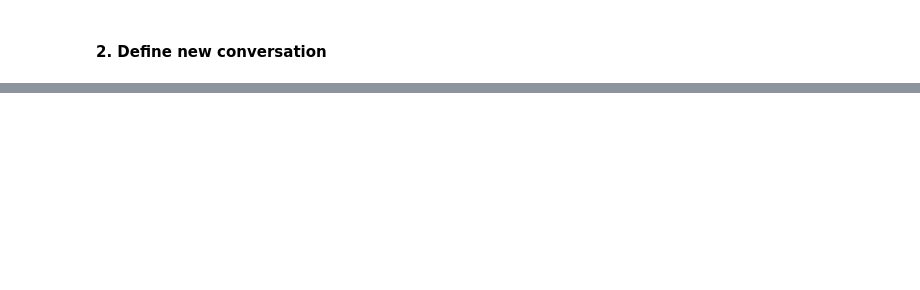
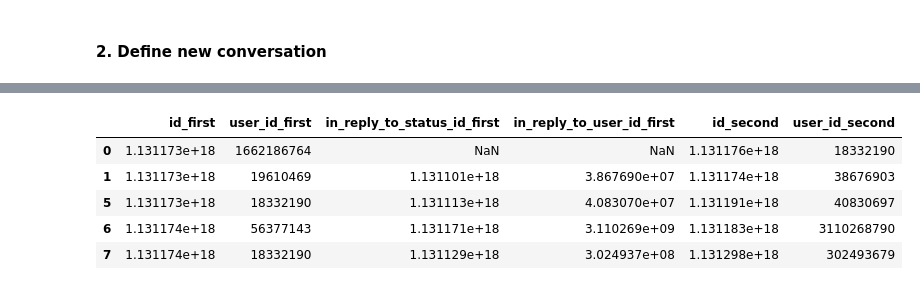
Before and after one commit to PhatLeBao-Phat/dbl-group-3, a Jupyter notebook: conversation.ipynb, the cells around one changed output, grey strips where cells are left out. Saved outputs shown, nothing was run; the diff lists cells and outputs as text; code cells hidden in the pictures; blank space fills up the shorter version.

```diff
--- a/conversation.ipynb
+++ b/conversation.ipynb
@@ -162,0 +192,2 @@ Length: 15220, dtype: object
+# %%
+test = df_data.merge(df_data, left_on=['id'], right_on=['in_reply_to_status_id'], suffixes=['_first', '_second'])
@@ -162,0 +229,9 @@ Length: 15220, dtype: object
+# %%
+test.head()
+# %% [output]
+|  | id_first | user_id_first | in_reply_to_status_id_first | in_reply_to_user_id_first | id_second | user_id_second |
+| 0 | 1.131173e+18 | 1662186764 | NaN | NaN | 1.131176e+18 | 18332190 |
+| 1 | 1.131173e+18 | 19610469 | 1.131101e+18 | 3.867690e+07 | 1.131174e+18 | 38676903 |
+| 5 | 1.131173e+18 | 18332190 | 1.131113e+18 | 4.083070e+07 | 1.131191e+18 | 40830697 |
+| 6 | 1.131174e+18 | 56377143 | 1.131171e+18 | 3.110269e+09 | 1.131183e+18 | 3110268790 |
+| 7 | 1.131174e+18 | 18332190 | 1.131129e+18 | 3.024937e+08 | 1.131298e+18 | 302493679 |
```
Also changed, not shown: parts of 33 cells of this notebook, 3 other files.
